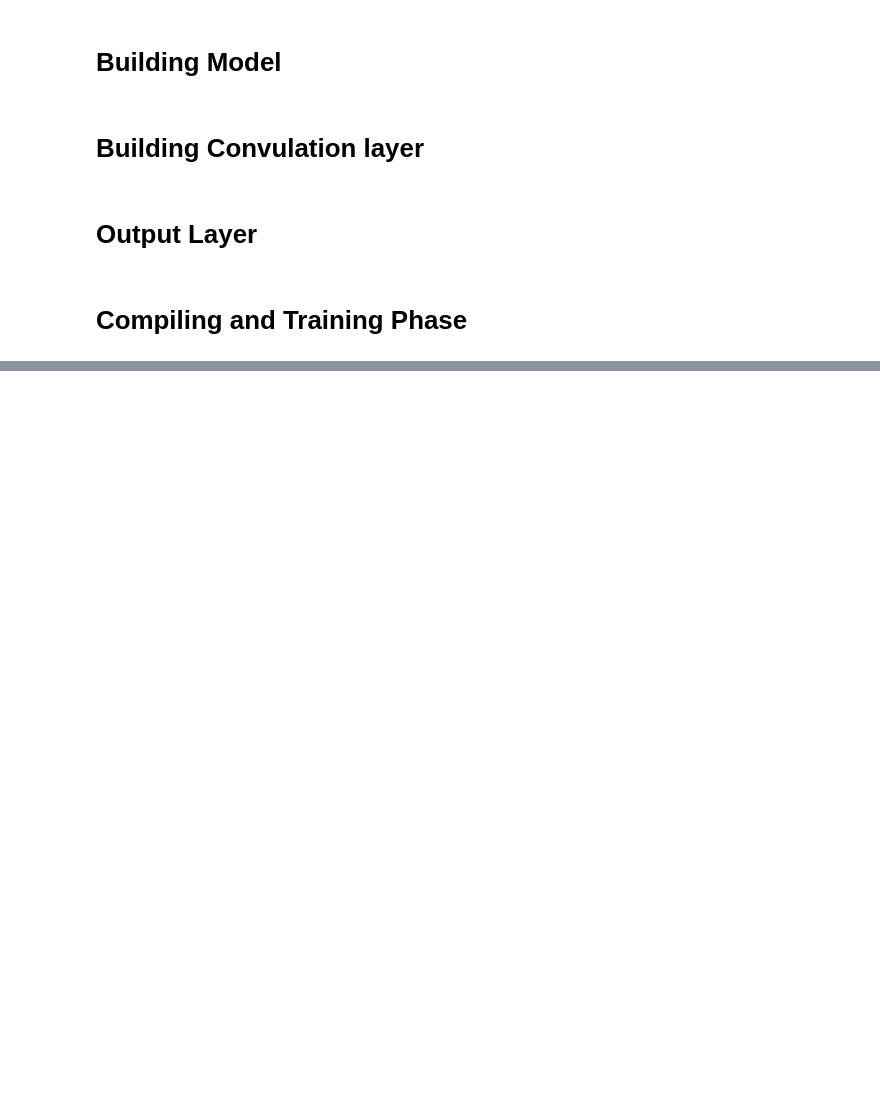
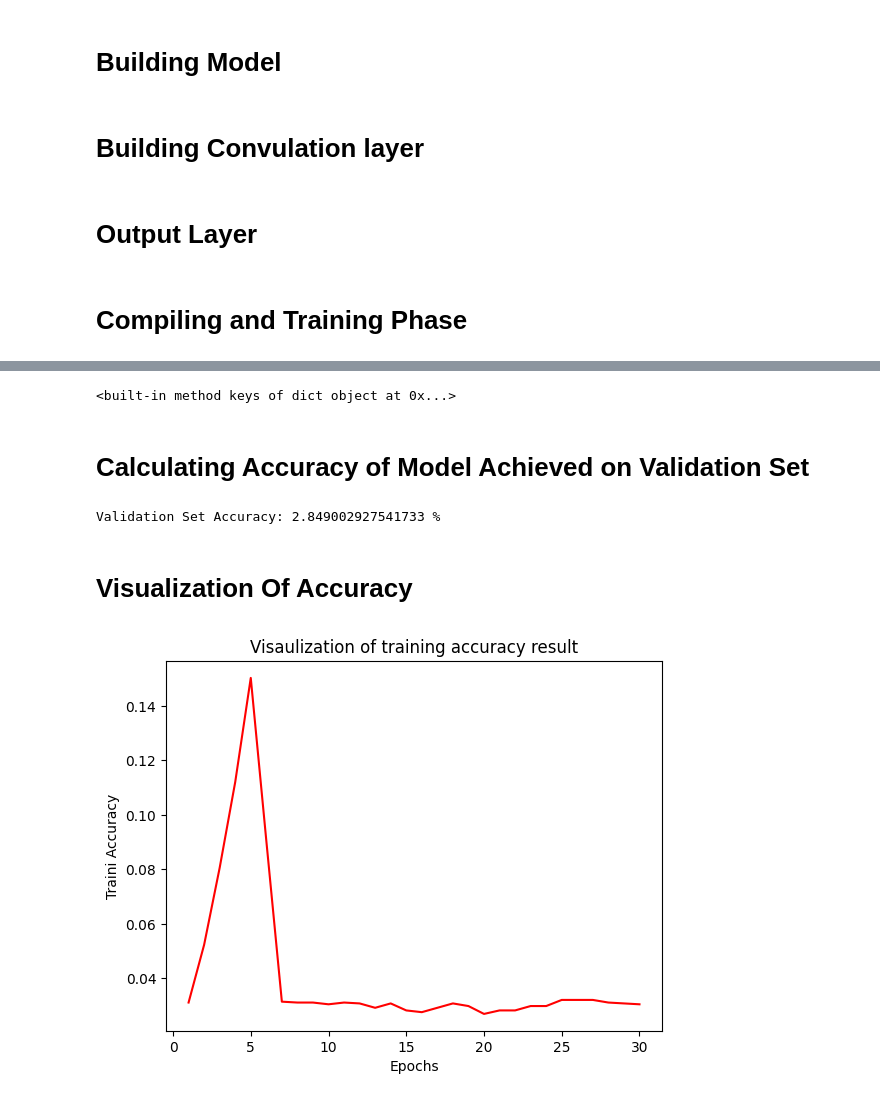
Before and after one commit to sabsar42/Fruit-Veg-Recognition-App, a Jupyter notebook: fruit-veg-recgonition-model.ipynb, the cells around one changed output, grey strips where cells are left out. Cells and saved outputs as stored; diff of their text form; code cells hidden in the pictures; blank space fills up the shorter version.

Commit message:
Kaggle Notebook | fruit-veg-recognition-model | Version 31

```diff
--- a/fruit-veg-recgonition-model.ipynb
+++ b/fruit-veg-recgonition-model.ipynb
@@ -107,0 +133,22 @@ cnn.save('trained_model.h5')
+# %%
+print(training_history.history.keys)
+# %% [output]
+<built-in method keys of dict object at 0x...>
+# %% [markdown]
+# Calculating Accuracy of Model Achieved on Validation Set
+# %%
+print("Validation Set Accuracy: {} %".format(training_history.history['val_accuracy'][-1]*100))
+# %% [output]
+Validation Set Accuracy: 2.849002927541733 %
+# %% [markdown]
+# Visualization Of Accuracy
+# %%
+# training visualization
+epochs =[i for i in range(1,31)]
+plt.plot(epochs,training_history.history['accuracy'],color='red')
+plt.xlabel('Epochs')
+plt.ylabel('Traini Accuracy')
+plt.title('Visaulization of training accuracy result')
+plt.show()
+# %% [output]
+[figure, added]
```
Also changed, not shown: parts of 5 cells of this notebook.
